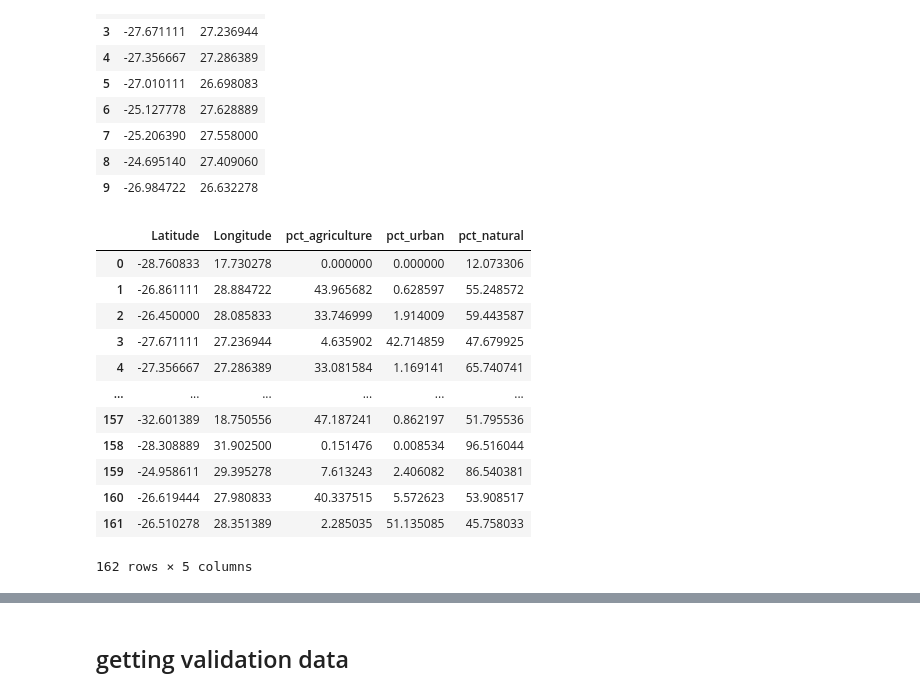
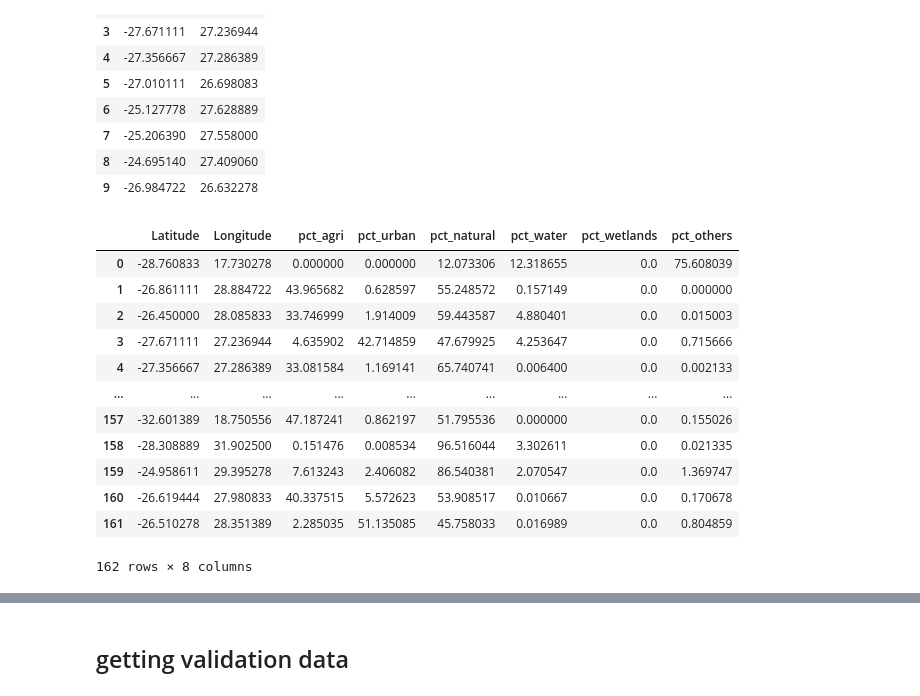
Before and after one commit to Lucas-Bussinger/EY-2026-AI-Challange, a Jupyter notebook: Jupyter_Notebook_Package/ESA_World_Data_Extraction.ipynb, the cells around one changed output, grey strips where cells are left out. Saved outputs shown, nothing was run; the diff lists cells and outputs as text; code cells hidden in the pictures.

```diff
--- a/Jupyter_Notebook_Package/ESA_World_Data_Extraction.ipynb
+++ b/Jupyter_Notebook_Package/ESA_World_Data_Extraction.ipynb
@@ -111,24 +171,24 @@ unique_10
 | 8 | -24.695140 | 27.409060 |
 | 9 | -26.984722 | 26.632278 |
 # %%
-lulc_results = unique_coords.progress_apply(get_lulc_features, axis=1)
+lulc_results = unique_coords.progress_apply(get_lulc_features_v2, axis=1)
 lulc_final_df = pd.concat([unique_coords, lulc_results], axis=1)
 
 lulc_final_df
 # %% [output]
-|  | Latitude | Longitude | pct_agriculture | pct_urban | pct_natural |
-| 0 | -28.760833 | 17.730278 | 0.000000 | 0.000000 | 12.073306 |
-| 1 | -26.861111 | 28.884722 | 43.965682 | 0.628597 | 55.248572 |
-| 2 | -26.450000 | 28.085833 | 33.746999 | 1.914009 | 59.443587 |
-| 3 | -27.671111 | 27.236944 | 4.635902 | 42.714859 | 47.679925 |
-| 4 | -27.356667 | 27.286389 | 33.081584 | 1.169141 | 65.740741 |
-| ... | ... | ... | ... | ... | ... |
-| 157 | -32.601389 | 18.750556 | 47.187241 | 0.862197 | 51.795536 |
-| 158 | -28.308889 | 31.902500 | 0.151476 | 0.008534 | 96.516044 |
-| 159 | -24.958611 | 29.395278 | 7.613243 | 2.406082 | 86.540381 |
-| 160 | -26.619444 | 27.980833 | 40.337515 | 5.572623 | 53.908517 |
-| 161 | -26.510278 | 28.351389 | 2.285035 | 51.135085 | 45.758033 |
+|  | Latitude | Longitude | pct_agri | pct_urban | pct_natural | pct_water | pct_wetlands | pct_others |
+| 0 | -28.760833 | 17.730278 | 0.000000 | 0.000000 | 12.073306 | 12.318655 | 0.0 | 75.608039 |
+| 1 | -26.861111 | 28.884722 | 43.965682 | 0.628597 | 55.248572 | 0.157149 | 0.0 | 0.000000 |
+| 2 | -26.450000 | 28.085833 | 33.746999 | 1.914009 | 59.443587 | 4.880401 | 0.0 | 0.015003 |
+| 3 | -27.671111 | 27.236944 | 4.635902 | 42.714859 | 47.679925 | 4.253647 | 0.0 | 0.715666 |
+| 4 | -27.356667 | 27.286389 | 33.081584 | 1.169141 | 65.740741 | 0.006400 | 0.0 | 0.002133 |
+| ... | ... | ... | ... | ... | ... | ... | ... | ... |
+| 157 | -32.601389 | 18.750556 | 47.187241 | 0.862197 | 51.795536 | 0.000000 | 0.0 | 0.155026 |
+| 158 | -28.308889 | 31.902500 | 0.151476 | 0.008534 | 96.516044 | 3.302611 | 0.0 | 0.021335 |
+| 159 | -24.958611 | 29.395278 | 7.613243 | 2.406082 | 86.540381 | 2.070547 | 0.0 | 1.369747 |
+| 160 | -26.619444 | 27.980833 | 40.337515 | 5.572623 | 53.908517 | 0.010667 | 0.0 | 0.170678 |
+| 161 | -26.510278 | 28.351389 | 2.285035 | 51.135085 | 45.758033 | 0.016989 | 0.0 | 0.804859 |
-162 rows × 5 columns
+162 rows × 8 columns
 # %%
 train_df = pd.read_csv('water_quality_training_dataset.csv').drop(columns=['Total Alkalinity', 'Electrical Conductance', 'Dissolved Reactive Phosphorus'])
 
```
Also changed, not shown: parts of 5 cells of this notebook, 2 other files.
